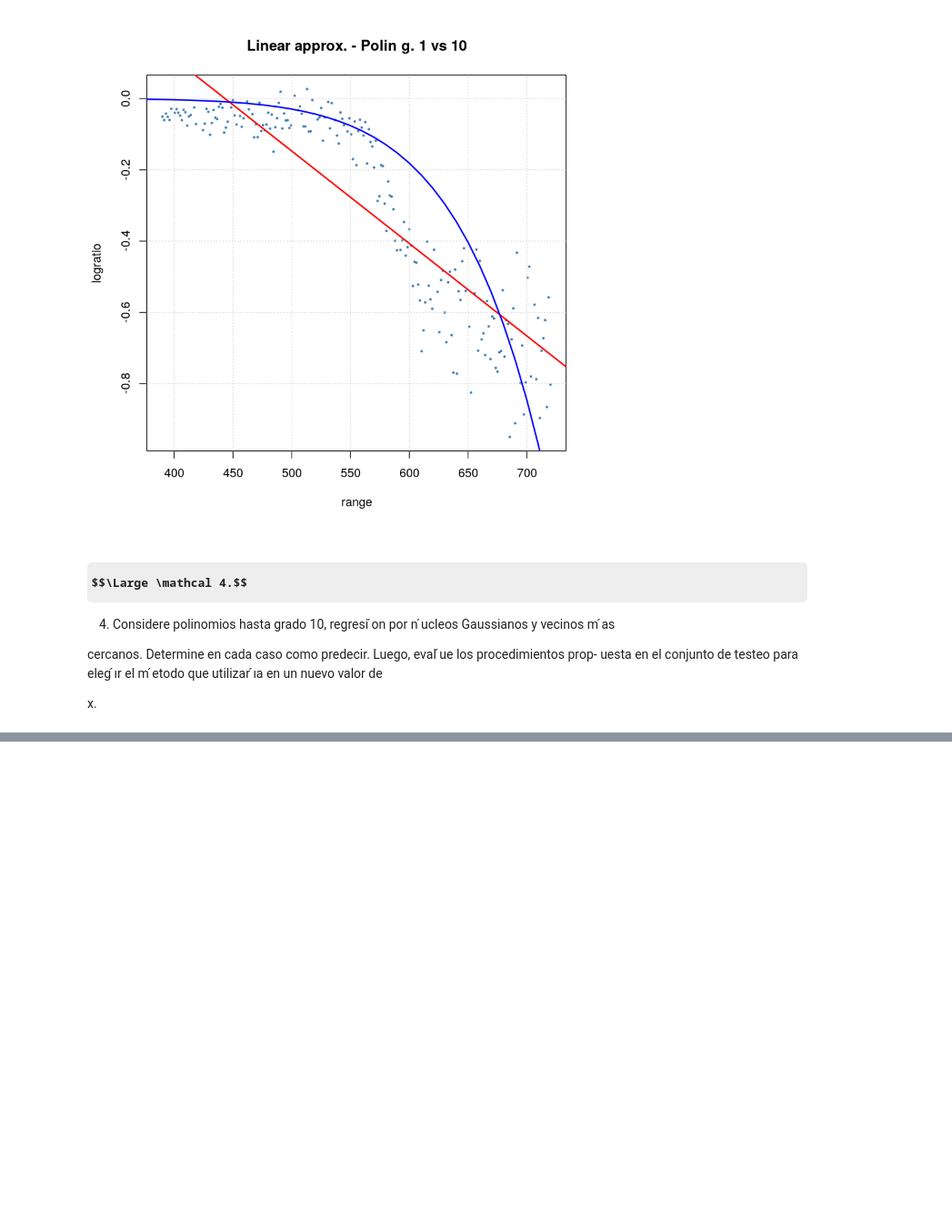
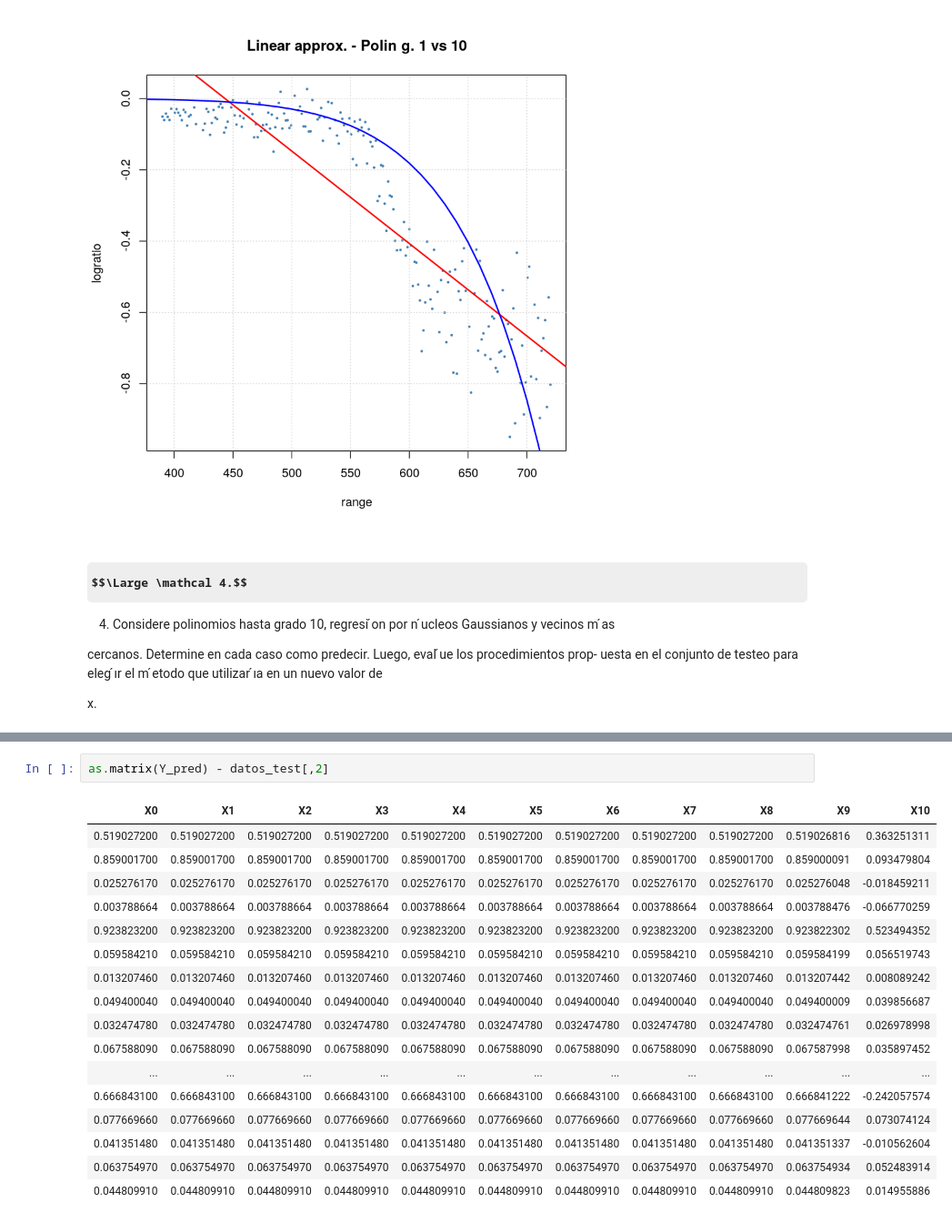
Before and after one commit to LecJackS/Ciencia-de-datos-con-R_Fundamentos-Estadisticos_2020, a Jupyter notebook: clase25/Clase 25 - Guía Regresión.ipynb, the cells around one changed output, grey strips where cells are left out. Shown: that part at 91% size. Saved outputs shown, nothing was run; the diff lists cells and outputs as text; some formulas as TeX source; blank space fills up the shorter version.

```diff
--- a/clase25/Clase 25 - Guía Regresión.ipynb
+++ b/clase25/Clase 25 - Guía Regresión.ipynb
@@ -322,0 +375,20 @@ x.
+# %%
+as.matrix(Y_pred) - datos_test[,2]
+# %% [output]
+| X0 | X1 | X2 | X3 | X4 | X5 | X6 | X7 | X8 | X9 | X10 |
+| 0.519027200 | 0.519027200 | 0.519027200 | 0.519027200 | 0.519027200 | 0.519027200 | 0.519027200 | 0.519027200 | 0.519027200 | 0.519026816 | 0.363251311 |
+| 0.859001700 | 0.859001700 | 0.859001700 | 0.859001700 | 0.859001700 | 0.859001700 | 0.859001700 | 0.859001700 | 0.859001700 | 0.859000091 | 0.093479804 |
+| 0.025276170 | 0.025276170 | 0.025276170 | 0.025276170 | 0.025276170 | 0.025276170 | 0.025276170 | 0.025276170 | 0.025276170 | 0.025276048 | -0.018459211 |
+| 0.003788664 | 0.003788664 | 0.003788664 | 0.003788664 | 0.003788664 | 0.003788664 | 0.003788664 | 0.003788664 | 0.003788664 | 0.003788476 | -0.066770259 |
+| 0.923823200 | 0.923823200 | 0.923823200 | 0.923823200 | 0.923823200 | 0.923823200 | 0.923823200 | 0.923823200 | 0.923823200 | 0.923822302 | 0.523494352 |
+| 0.059584210 | 0.059584210 | 0.059584210 | 0.059584210 | 0.059584210 | 0.059584210 | 0.059584210 | 0.059584210 | 0.059584210 | 0.059584199 | 0.056519743 |
+| 0.013207460 | 0.013207460 | 0.013207460 | 0.013207460 | 0.013207460 | 0.013207460 | 0.013207460 | 0.013207460 | 0.013207460 | 0.013207442 | 0.008089242 |
+| 0.049400040 | 0.049400040 | 0.049400040 | 0.049400040 | 0.049400040 | 0.049400040 | 0.049400040 | 0.049400040 | 0.049400040 | 0.049400009 | 0.039856687 |
+| 0.032474780 | 0.032474780 | 0.032474780 | 0.032474780 | 0.032474780 | 0.032474780 | 0.032474780 | 0.032474780 | 0.032474780 | 0.032474761 | 0.026978998 |
+| 0.067588090 | 0.067588090 | 0.067588090 | 0.067588090 | 0.067588090 | 0.067588090 | 0.067588090 | 0.067588090 | 0.067588090 | 0.067587998 | 0.035897452 |
+| ... | ... | ... | ... | ... | ... | ... | ... | ... | ... | ... |
+| 0.666843100 | 0.666843100 | 0.666843100 | 0.666843100 | 0.666843100 | 0.666843100 | 0.666843100 | 0.666843100 | 0.666843100 | 0.666841222 | -0.242057574 |
+| 0.077669660 | 0.077669660 | 0.077669660 | 0.077669660 | 0.077669660 | 0.077669660 | 0.077669660 | 0.077669660 | 0.077669660 | 0.077669644 | 0.073074124 |
+| 0.041351480 | 0.041351480 | 0.041351480 | 0.041351480 | 0.041351480 | 0.041351480 | 0.041351480 | 0.041351480 | 0.041351480 | 0.041351337 | -0.010562604 |
+| 0.063754970 | 0.063754970 | 0.063754970 | 0.063754970 | 0.063754970 | 0.063754970 | 0.063754970 | 0.063754970 | 0.063754970 | 0.063754934 | 0.052483914 |
+| 0.044809910 | 0.044809910 | 0.044809910 | 0.044809910 | 0.044809910 | 0.044809910 | 0.044809910 | 0.044809910 | 0.044809910 | 0.044809823 | 0.014955886 |
```
Also changed, not shown: parts of 8 cells of this notebook.
